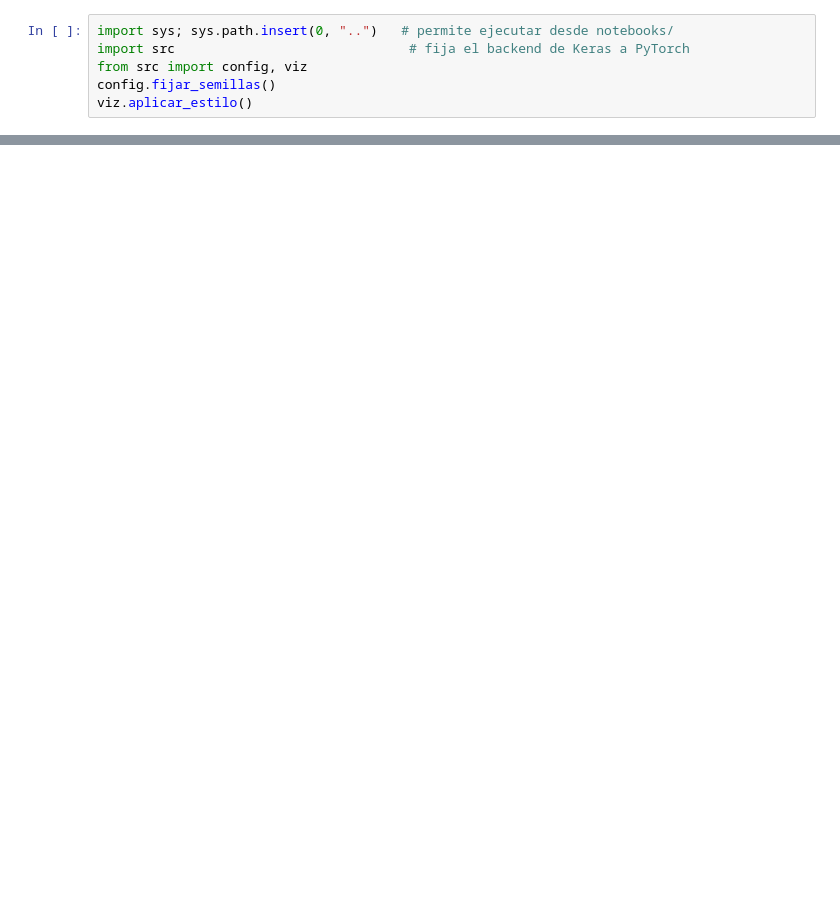
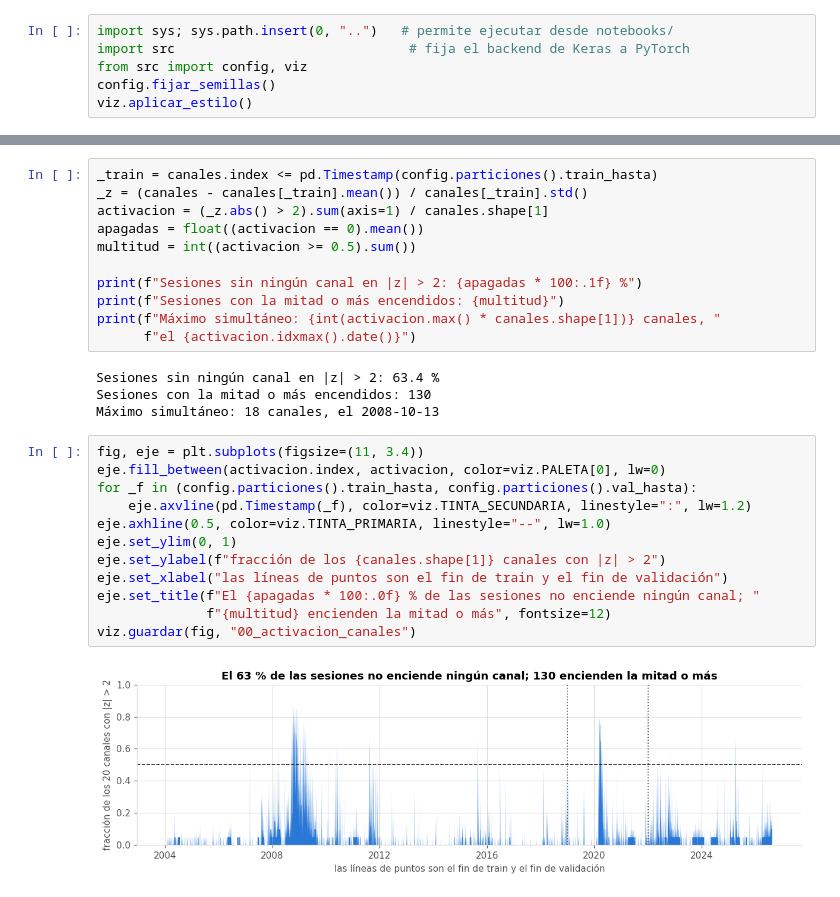
Before and after one commit to Romequinco/TALLER_GENERATIVOS, a Jupyter notebook: notebooks/00_datos_y_features.ipynb, the cells around one changed output, grey strips where cells are left out. Saved outputs shown, nothing was run; the diff lists cells and outputs as text; blank space fills up the shorter version.

```diff
--- a/notebooks/00_datos_y_features.ipynb
+++ b/notebooks/00_datos_y_features.ipynb
@@ -329,0 +172,29 @@ for ruta in salidas:
+# %%
+_train = canales.index <= pd.Timestamp(config.particiones().train_hasta)
+_z = (canales - canales[_train].mean()) / canales[_train].std()
+activacion = (_z.abs() > 2).sum(axis=1) / canales.shape[1]
+apagadas = float((activacion == 0).mean())
+multitud = int((activacion >= 0.5).sum())
+
+print(f"Sesiones sin ningún canal en |z| > 2: {apagadas * 100:.1f} %")
+print(f"Sesiones con la mitad o más encendidos: {multitud}")
+print(f"Máximo simultáneo: {int(activacion.max() * canales.shape[1])} canales, "
+      f"el {activacion.idxmax().date()}")
+# %% [output]
+Sesiones sin ningún canal en |z| > 2: 63.4 %
+Sesiones con la mitad o más encendidos: 130
+Máximo simultáneo: 18 canales, el 2008-10-13
+# %%
+fig, eje = plt.subplots(figsize=(11, 3.4))
+eje.fill_between(activacion.index, activacion, color=viz.PALETA[0], lw=0)
+for _f in (config.particiones().train_hasta, config.particiones().val_hasta):
+    eje.axvline(pd.Timestamp(_f), color=viz.TINTA_SECUNDARIA, linestyle=":", lw=1.2)
+eje.axhline(0.5, color=viz.TINTA_PRIMARIA, linestyle="--", lw=1.0)
+eje.set_ylim(0, 1)
+eje.set_ylabel(f"fracción de los {canales.shape[1]} canales con |z| > 2")
+eje.set_xlabel("las líneas de puntos son el fin de train y el fin de validación")
+eje.set_title(f"El {apagadas * 100:.0f} % de las sesiones no enciende ningún canal; "
+              f"{multitud} encienden la mitad o más", fontsize=12)
+viz.guardar(fig, "00_activacion_canales")
+# %% [output]
+[figure, added]
```
Also changed, not shown: parts of 66 cells of this notebook, 39 other files.
